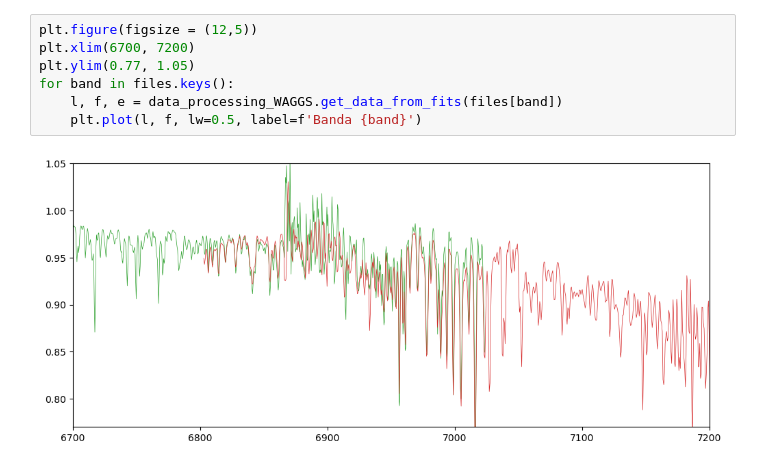
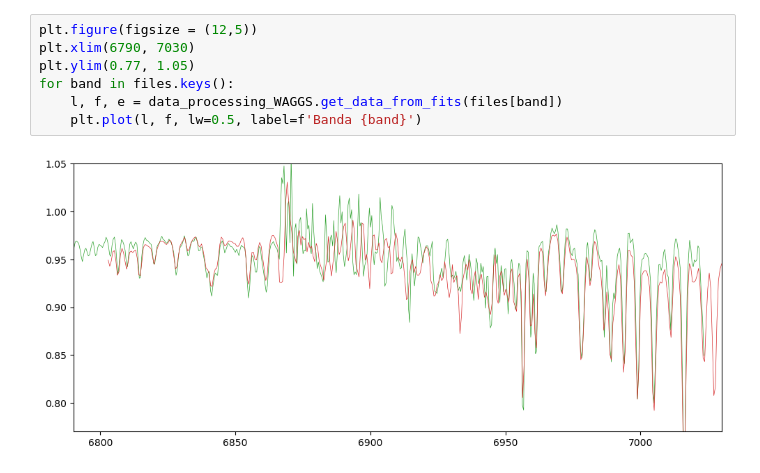
Before and after one commit to pedro-hro/STARLIGHT_IC, a Jupyter notebook: Runs_WAGGS/NGC0104/ngc0104.ipynb, the cells around one changed output. Cells and saved outputs as stored; diff of their text form.

```diff
--- a/Runs_WAGGS/NGC0104/ngc0104.ipynb
+++ b/Runs_WAGGS/NGC0104/ngc0104.ipynb
@@ -39,11 +41,11 @@ WARNING: FITSFixedWarning: 'datfix' made the change 'Set MJD-OBS to 57052.467946
 # %%
 plt.figure(figsize = (12,5))
-plt.xlim(6700, 7200)
+plt.xlim(6790, 7030)
 plt.ylim(0.77, 1.05)
 for band in files.keys():
     l, f, e = data_processing_WAGGS.get_data_from_fits(files[band])
     plt.plot(l, f, lw=0.5, label=f'Banda {band}')
 # %% [output]
-[figure, old version]
+[figure, new version]
 # %%
 plt.figure(figsize=(12,5))
```
Also changed, not shown: parts of 5 cells of this notebook, 6 other files.
